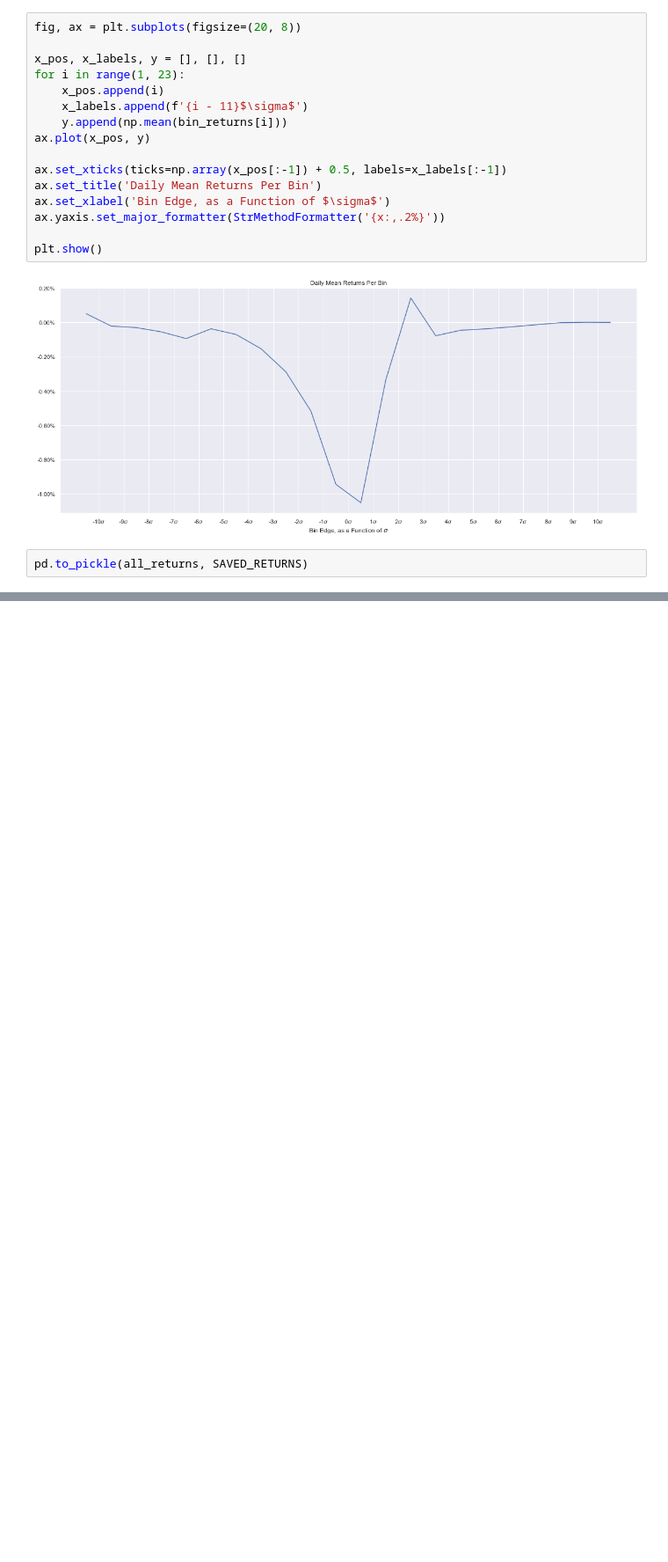
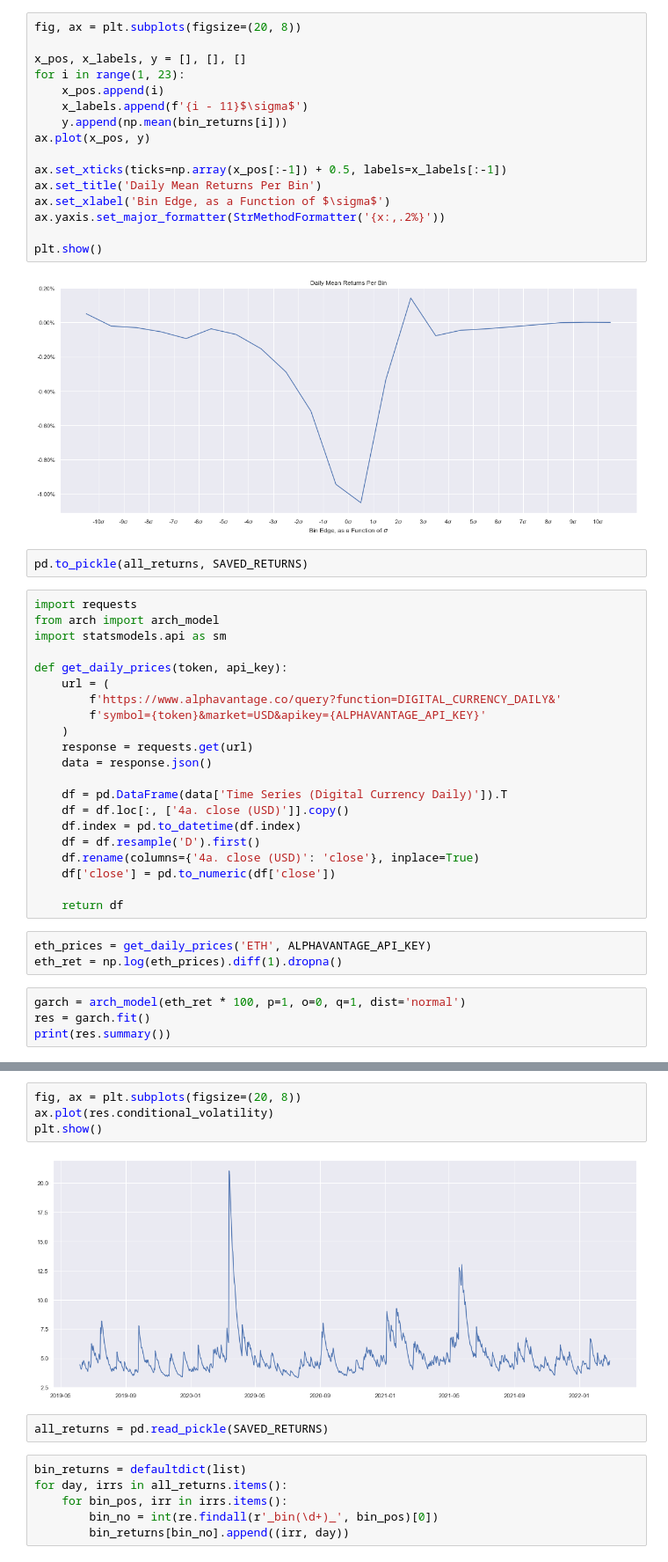
Before and after one commit to pradeeptadas/uniswap-v3-project, a Jupyter notebook: eda_notebooks/USDC-WETH-500 Pool.ipynb, the cells around one changed output, grey strips where cells are left out. Shown at 88% size. Saved outputs shown, nothing was run; the diff lists cells and outputs as text; blank space fills up the shorter version.

```diff
--- a/eda_notebooks/USDC-WETH-500 Pool.ipynb
+++ b/eda_notebooks/USDC-WETH-500 Pool.ipynb
@@ -246,3 +250,31 @@ plt.show()
 [figure]
 # %%
 pd.to_pickle(all_returns, SAVED_RETURNS)
+# %%
+import requests
+from arch import arch_model
+import statsmodels.api as sm
+
+def get_daily_prices(token, api_key):
+    url = (
+        f'https://www.alphavantage.co/query?function=DIGITAL_CURRENCY_DAILY&'
+        f'symbol={token}&market=USD&apikey={ALPHAVANTAGE_API_KEY}'
+    )
+    response = requests.get(url)
+    data = response.json()
+
+    df = pd.DataFrame(data['Time Series (Digital Currency Daily)']).T
+    df = df.loc[:, ['4a. close (USD)']].copy()
+    df.index = pd.to_datetime(df.index)
+    df = df.resample('D').first()
+    df.rename(columns={'4a. close (USD)': 'close'}, inplace=True)
+    df['close'] = pd.to_numeric(df['close'])
+
+    return df
+# %%
+eth_prices = get_daily_prices('ETH', ALPHAVANTAGE_API_KEY)
+eth_ret = np.log(eth_prices).diff(1).dropna()
+# %%
+garch = arch_model(eth_ret * 100, p=1, o=0, q=1, dist='normal')
+res = garch.fit()
+print(res.summary())
@@ -248,0 +299,14 @@ pd.to_pickle(all_returns, SAVED_RETURNS)
+# %%
+fig, ax = plt.subplots(figsize=(20, 8))
+ax.plot(res.conditional_volatility)
+plt.show()
+# %% [output]
+[figure, added]
+# %%
+all_returns = pd.read_pickle(SAVED_RETURNS)
+# %%
+bin_returns = defaultdict(list)
+for day, irrs in all_returns.items():
+    for bin_pos, irr in irrs.items():
+        bin_no = int(re.findall(r'_bin(\d+)_', bin_pos)[0])
+        bin_returns[bin_no].append((irr, day))
```
Also changed, not shown: parts of 6 cells of this notebook, 21 other files.
